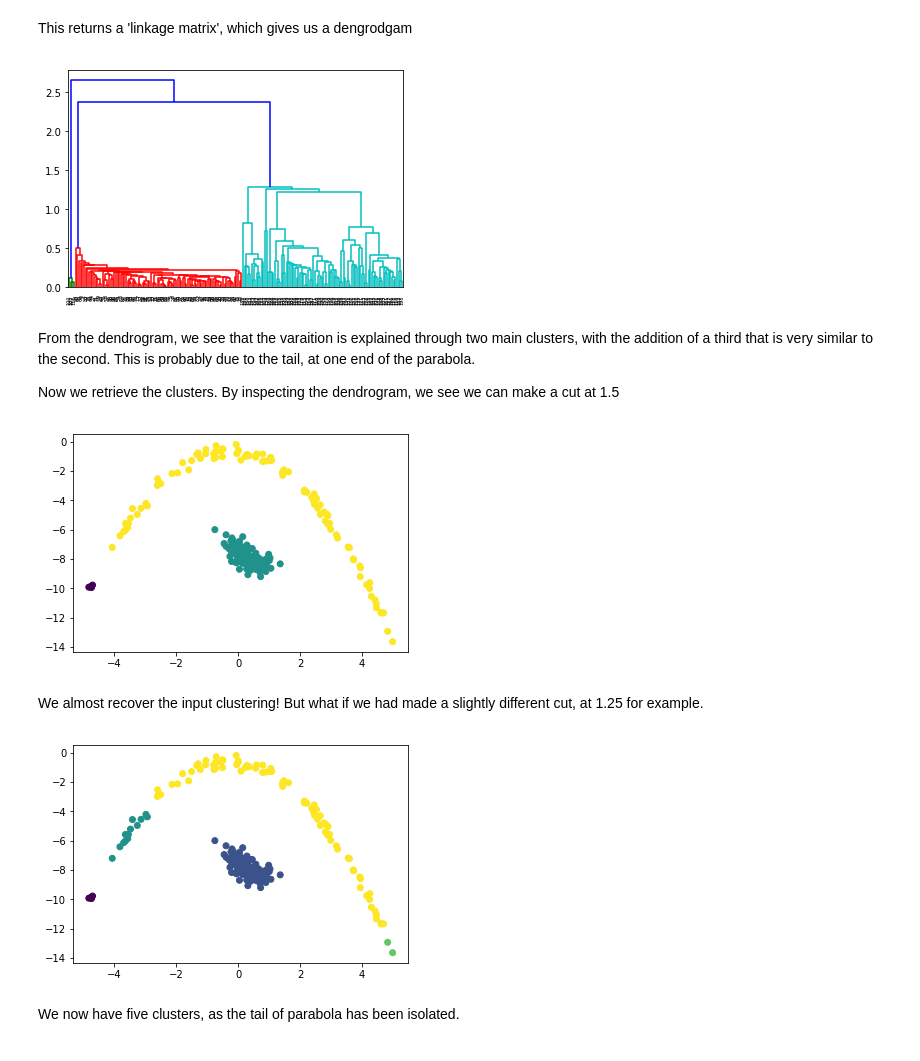
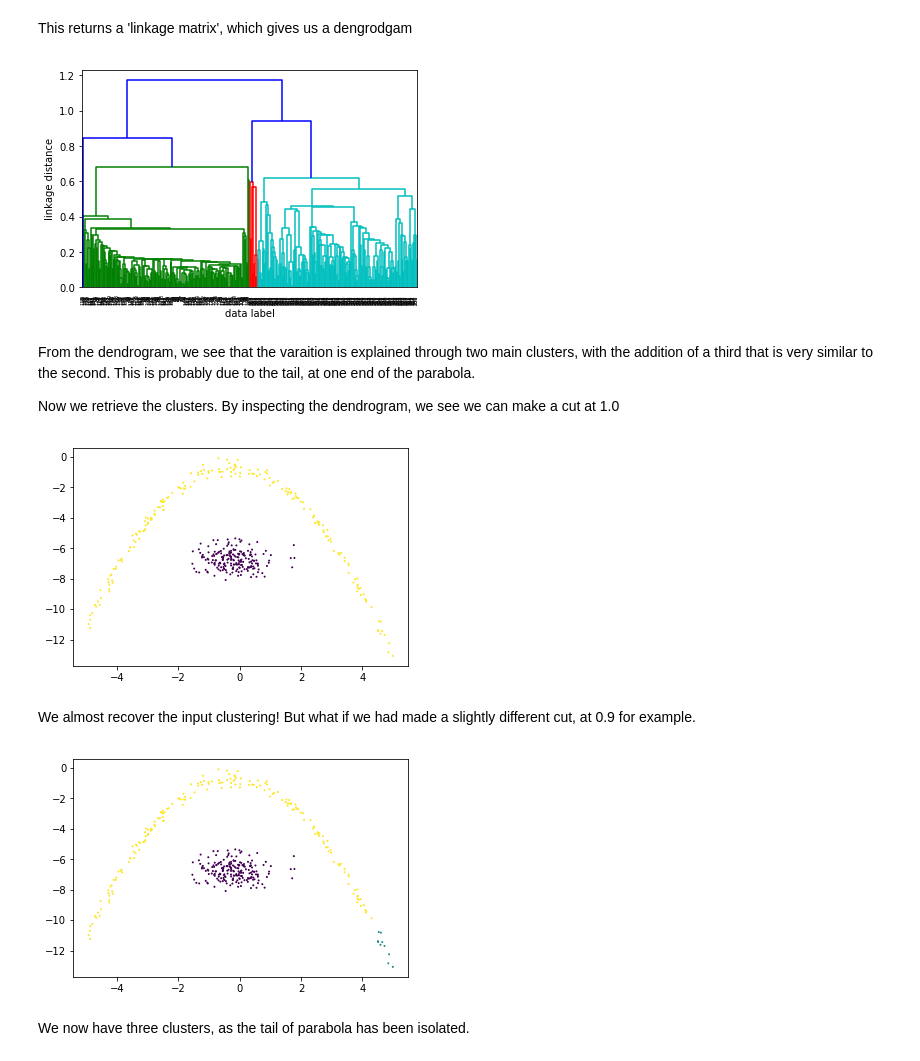
Before and after one commit to dparkins/clustering_analysis, a Jupyter notebook: clustering-analysis.ipynb, the cells around one changed output. Saved outputs shown, nothing was run; the diff lists cells and outputs as text; code cells hidden in the pictures.

```diff
--- a/clustering-analysis.ipynb
+++ b/clustering-analysis.ipynb
@@ -122,7 +122,7 @@ Cluter 3, mean(x) = -9.340, mean(y) = -15.969
 Now we try to fit this using only two clusters
 # %%
 from sklearn.cluster import KMeans
-kmeans = KMeans(n_clusters=2, random_state=0).fit(p_new)
+kmeans = KMeans(n_clusters=2, random_state=0).fit(p_four_cluster)
 # %%
 for i in range(0,2):
     print("Clusrer number {0:d}, reconstructed center x={1:5.3f}, y={2:5.3f}".format(i,kmeans.cluster_centers_[i][0],kmeans.cluster_centers_[i][1]))
@@ -134,7 +134,7 @@ It sucessfully recovered one of the clusters, but seemingly agregated the other
 # %%
 colour_index = np.array(kmeans.labels_,dtype=np.float)
 plt.subplot(111)
-x,y = zip(*p_new)
+x,y = zip(*p_four_cluster)
 plt.scatter(x,y,c=colour_index)
 plt.show()
 # %% [output]
@@ -147,9 +147,8 @@ from scipy.spatial.distance import cdist
 sse = []
 K = range(1,10)
 for k in K:
-    kmeanModel = KMeans(n_clusters=k).fit(p_new)
-    kmeanModel.fit(p_new)
-    sse.append(sum(np.min(cdist(p_new, kmeanModel.cluster_centers_, 'euclidean'), axis=1)) / p_new.shape[0])
+    kmeanModel = KMeans(n_clusters=k).fit(p_four_cluster)
+    sse.append(sum(np.min(cdist(p_four_cluster, kmeanModel.cluster_centers_, 'euclidean'), axis=1)) / p_four_cluster.shape[0])
 
 # Plot the elbow
 plt.plot(K, sse, 'bx-')
@@ -184,11 +183,11 @@ for i in range(0,n_cluster):
         corr = np.random.uniform(-1,1)
         cov[0,1] = corr*np.sqrt(cov[0,0]*cov[1,1])
         cov[1,0] = corr*np.sqrt(cov[0,0]*cov[1,1])
-        num_random = 100
+        num_random = 200
         x,y = np.random.multivariate_normal(mean,cov,num_random).T
     else: #generate dispersed cluster
         parameters = np.random.uniform(-1,0.1,3)
-        x = np.random.uniform(-5,5,100)
+        x = np.random.uniform(-5,5,200)
         y = []
         for x_individual in x:
             y.append(parameters[0] + parameters[1]*x_individual + parameters[2]*x_individual**2 + np.random.normal(0,0.25,1))
@@ -228,36 +227,38 @@ lk = linkage(p_new,method='single',metric='euclidean')
 This returns a 'linkage matrix', which gives us a dengrodgam
 # %%
 d=dendrogram(lk)
+plt.ylabel('linkage distance')
+plt.xlabel('data label')
 plt.show()
 # %% [output]
-[figure, old version]
+[figure, new version]
 # %% [markdown]
 From the dendrogram, we see that the varaition is explained through two main clusters, with the addition of a third that is very similar to the second. This is probably due to the tail, at one end of the parabola.
 
-Now we retrieve the clusters. By inspecting the dendrogram, we see we can make a cut at 1.5
+Now we retrieve the clusters. By inspecting the dendrogram, we see we can make a cut at 1.0
 # %%
 from scipy.cluster.hierarchy import fcluster
 
-max_d = 1.5
+max_d = 1.0
 clusters = fcluster(lk, max_d, criterion='distance')
 colour_index = np.array(clusters,dtype=np.float)
 plt.subplot(111)
 x,y = zip(*p_new)
-plt.scatter(x,y,c=colour_index)
+plt.scatter(x,y,c=colour_index,s=1.0)
 plt.show()
 # %% [output]
-[figure, old version]
+[figure, new version]
 # %% [markdown]
-We almost recover the input clustering! But what if we had made a slightly different cut, at 1.25 for example.
+We almost recover the input clustering! But what if we had made a slightly different cut, at 0.9 for example.
 # %%
-max_d = 1.25
+max_d = 0.9
 clusters = fcluster(lk, max_d, criterion='distance')
 colour_index = np.array(clusters,dtype=np.float)
 plt.subplot(111)
 x,y = zip(*p_new)
-plt.scatter(x,y,c=colour_index)
+plt.scatter(x,y,c=colour_index,s=1.0)
 plt.show()
 # %% [output]
-[figure, old version]
+[figure, new version]
 # %% [markdown]
-We now have five clusters, as the tail of parabola has been isolated.
+We now have three clusters, as the tail of parabola has been isolated.
```
Also changed, not shown: parts of 20 cells of this notebook.
